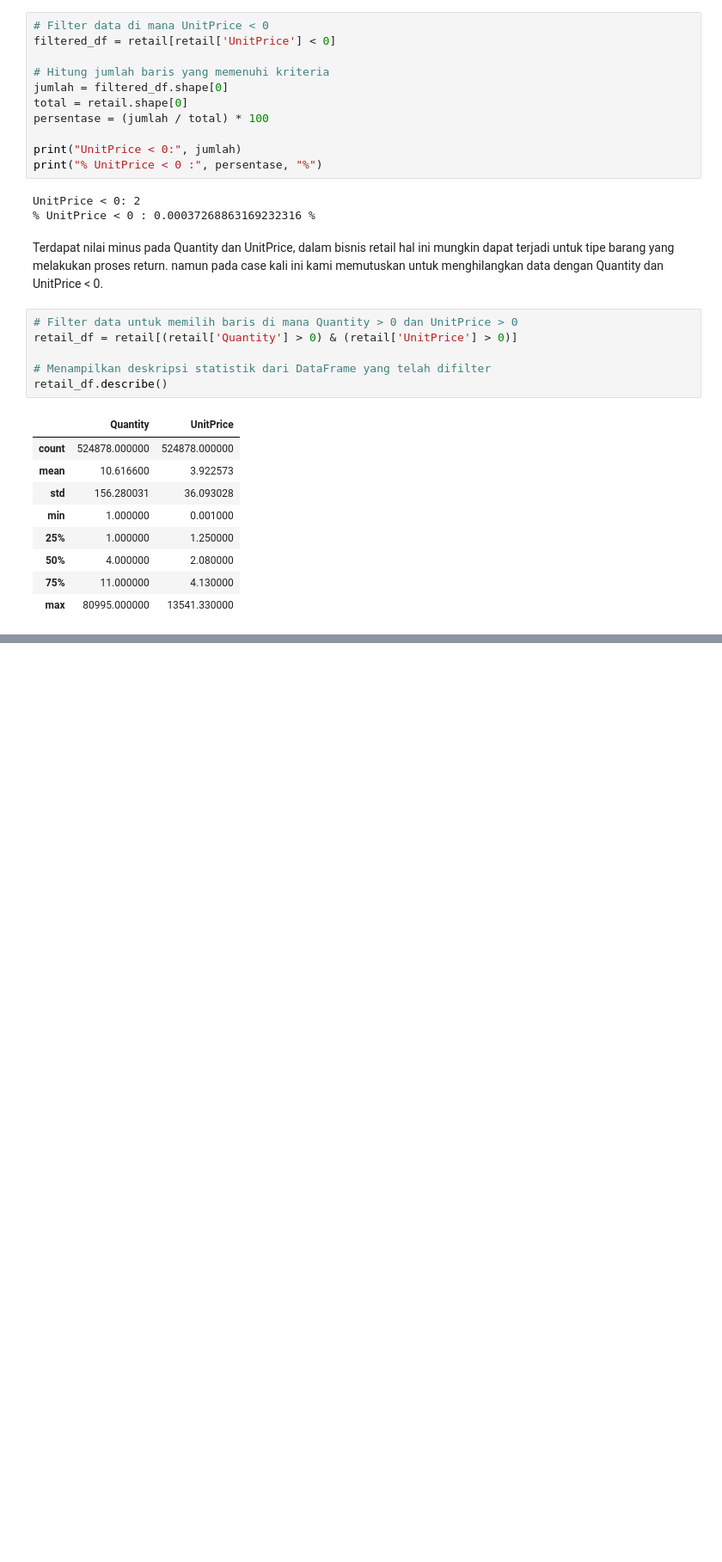
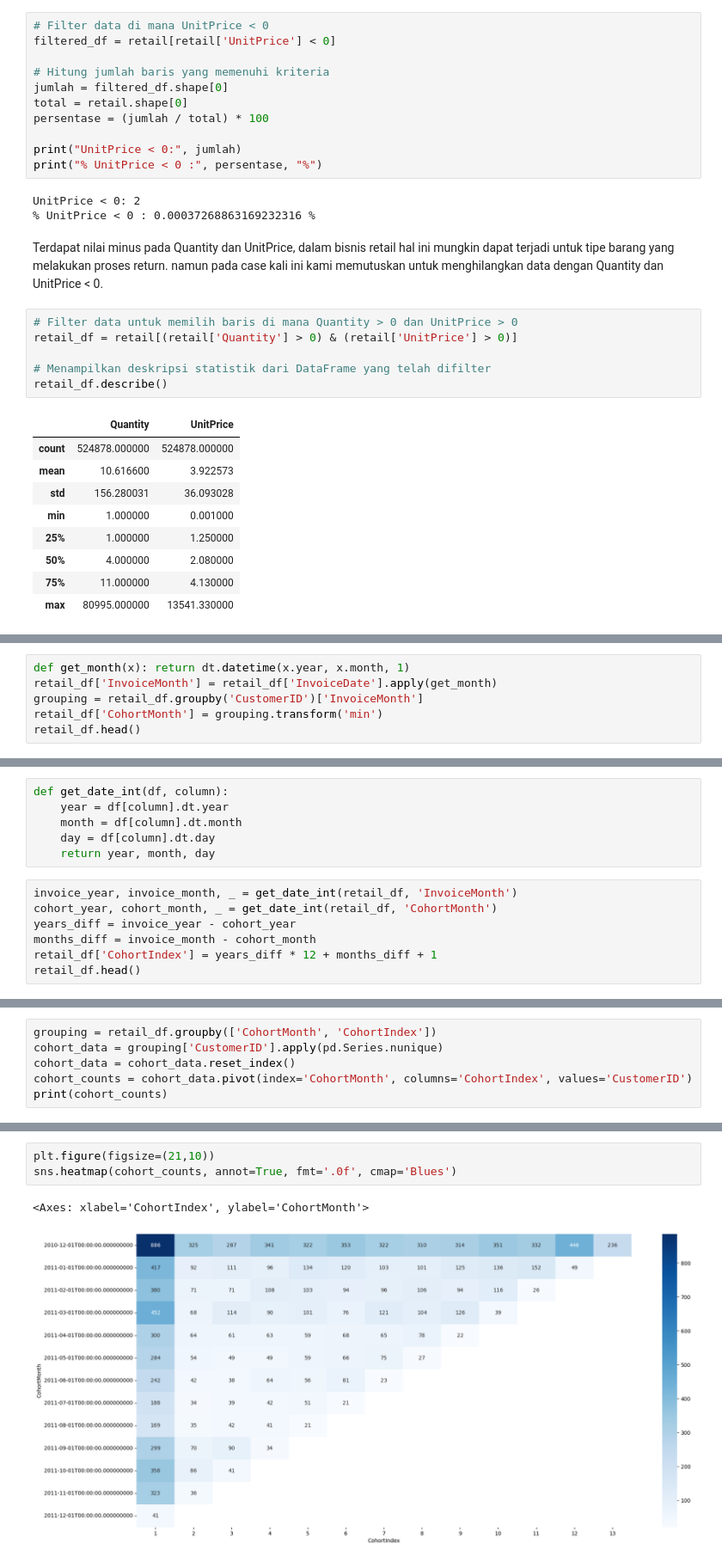
Before and after one commit to sandys-ss/cohort-analysis, a Jupyter notebook: cohort.ipynb, the cells around one changed output, grey strips where cells are left out. Shown: that part at 86% size. Drawn from its saved outputs; the diff is of its cells as text; blank space fills up the shorter version.

```diff
--- a/cohort.ipynb
+++ b/cohort.ipynb
@@ -444,0 +215,6 @@ plt.show()
+# %%
+def get_month(x): return dt.datetime(x.year, x.month, 1)
+retail_df['InvoiceMonth'] = retail_df['InvoiceDate'].apply(get_month)
+grouping = retail_df.groupby('CustomerID')['InvoiceMonth']
+retail_df['CohortMonth'] = grouping.transform('min')
+retail_df.head()
@@ -444,0 +238,13 @@ plt.show()
+# %%
+def get_date_int(df, column):
+    year = df[column].dt.year
+    month = df[column].dt.month
+    day = df[column].dt.day
+    return year, month, day
+# %%
+invoice_year, invoice_month, _ = get_date_int(retail_df, 'InvoiceMonth')
+cohort_year, cohort_month, _ = get_date_int(retail_df, 'CohortMonth')
+years_diff = invoice_year - cohort_year
+months_diff = invoice_month - cohort_month
+retail_df['CohortIndex'] = years_diff * 12 + months_diff + 1
+retail_df.head()
@@ -444,0 +263,6 @@ plt.show()
+# %%
+grouping = retail_df.groupby(['CohortMonth', 'CohortIndex'])
+cohort_data = grouping['CustomerID'].apply(pd.Series.nunique)
+cohort_data = cohort_data.reset_index()
+cohort_counts = cohort_data.pivot(index='CohortMonth', columns='CohortIndex', values='CustomerID')
+print(cohort_counts)
@@ -444,0 +287,6 @@ plt.show()
+# %%
+plt.figure(figsize=(21,10))
+sns.heatmap(cohort_counts, annot=True, fmt='.0f', cmap='Blues')
+# %% [output]
+<Axes: xlabel='CohortIndex', ylabel='CohortMonth'>
+[figure, added]
```
Also changed, not shown: parts of 22 cells of this notebook, 16 other files.
